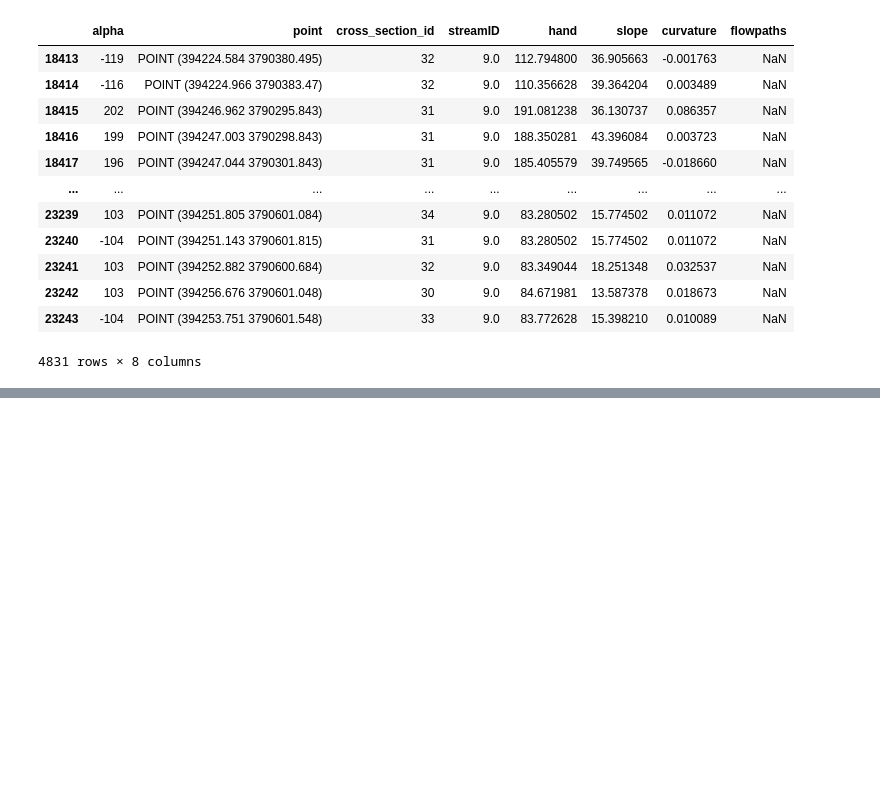
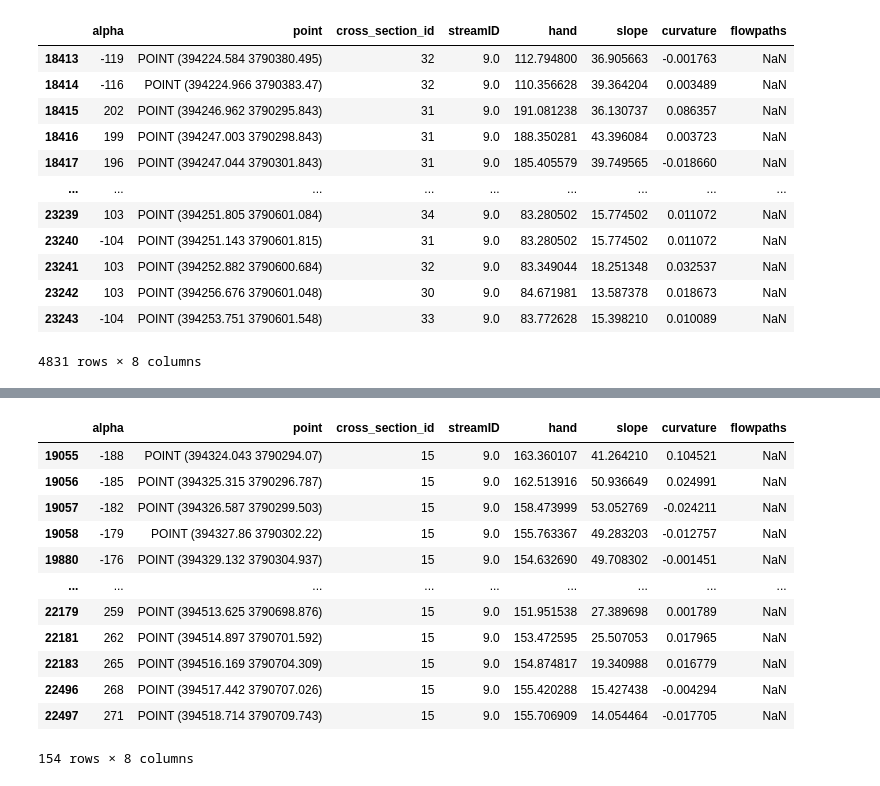
Before and after one commit to avkoehl/valleyx, a Jupyter notebook: notebooks/valleyfloor_test.ipynb, the cells around one changed output, grey strips where cells are left out. Drawn from its saved outputs; the diff is of its cells as text; code cells hidden in the pictures; blank space fills up the shorter version.

```diff
--- a/notebooks/valleyfloor_test.ipynb
+++ b/notebooks/valleyfloor_test.ipynb
@@ -105,0 +111,16 @@ Name: alpha, dtype: int64
+# %%
+sample
+# %% [output]
+|  | alpha | point | cross_section_id | streamID | hand | slope | curvature | flowpaths |
+| 19055 | -188 | POINT (394324.043 3790294.07) | 15 | 9.0 | 163.360107 | 41.264210 | 0.104521 | NaN |
+| 19056 | -185 | POINT (394325.315 3790296.787) | 15 | 9.0 | 162.513916 | 50.936649 | 0.024991 | NaN |
+| 19057 | -182 | POINT (394326.587 3790299.503) | 15 | 9.0 | 158.473999 | 53.052769 | -0.024211 | NaN |
+| 19058 | -179 | POINT (394327.86 3790302.22) | 15 | 9.0 | 155.763367 | 49.283203 | -0.012757 | NaN |
+| 19880 | -176 | POINT (394329.132 3790304.937) | 15 | 9.0 | 154.632690 | 49.708302 | -0.001451 | NaN |
+| ... | ... | ... | ... | ... | ... | ... | ... | ... |
+| 22179 | 259 | POINT (394513.625 3790698.876) | 15 | 9.0 | 151.951538 | 27.389698 | 0.001789 | NaN |
+| 22181 | 262 | POINT (394514.897 3790701.592) | 15 | 9.0 | 153.472595 | 25.507053 | 0.017965 | NaN |
+| 22183 | 265 | POINT (394516.169 3790704.309) | 15 | 9.0 | 154.874817 | 19.340988 | 0.016779 | NaN |
+| 22496 | 268 | POINT (394517.442 3790707.026) | 15 | 9.0 | 155.420288 | 15.427438 | -0.004294 | NaN |
+| 22497 | 271 | POINT (394518.714 3790709.743) | 15 | 9.0 | 155.706909 | 14.054464 | -0.017705 | NaN |
+154 rows × 8 columns
```
Also changed, not shown: parts of 6 cells of this notebook, 5 other files.
